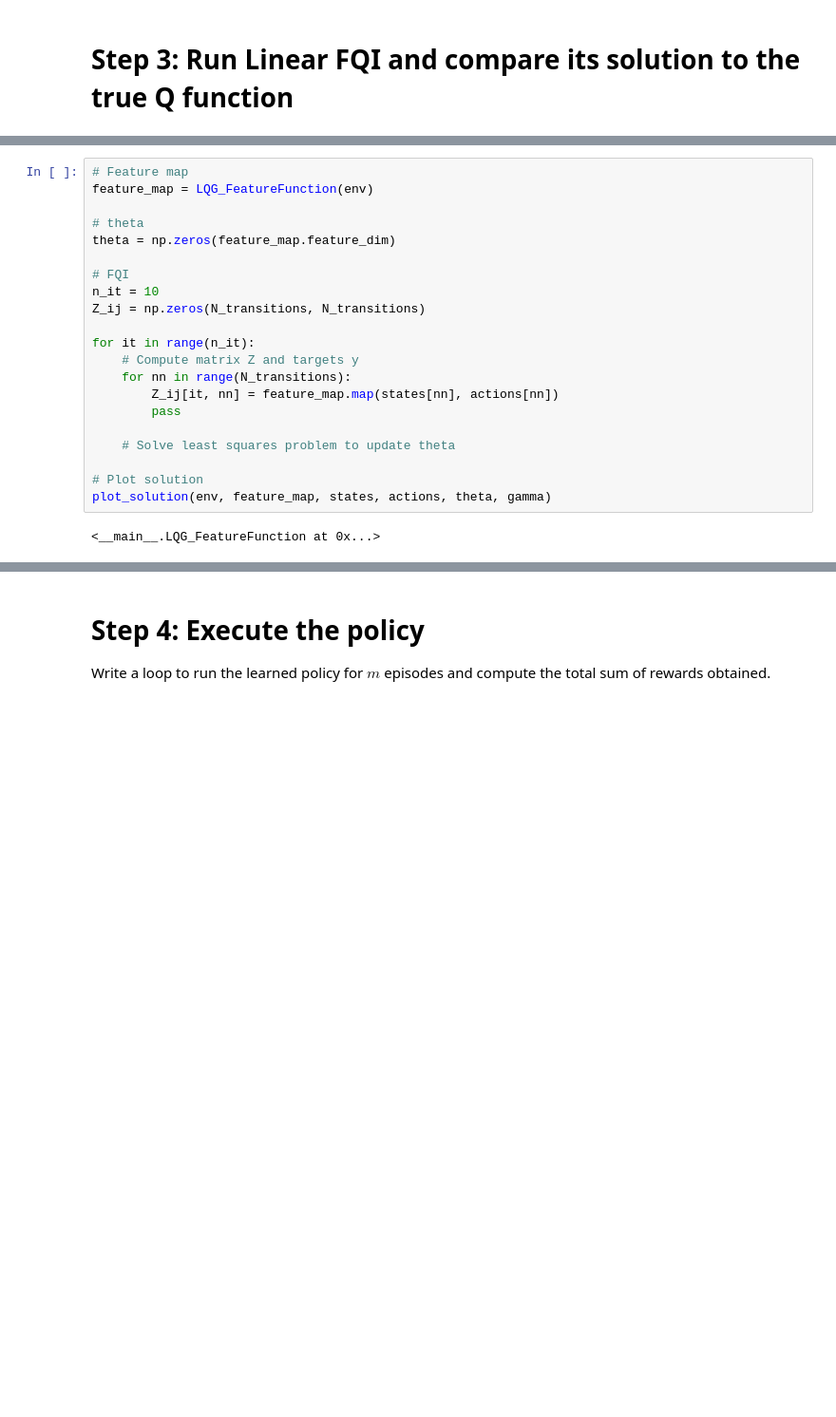
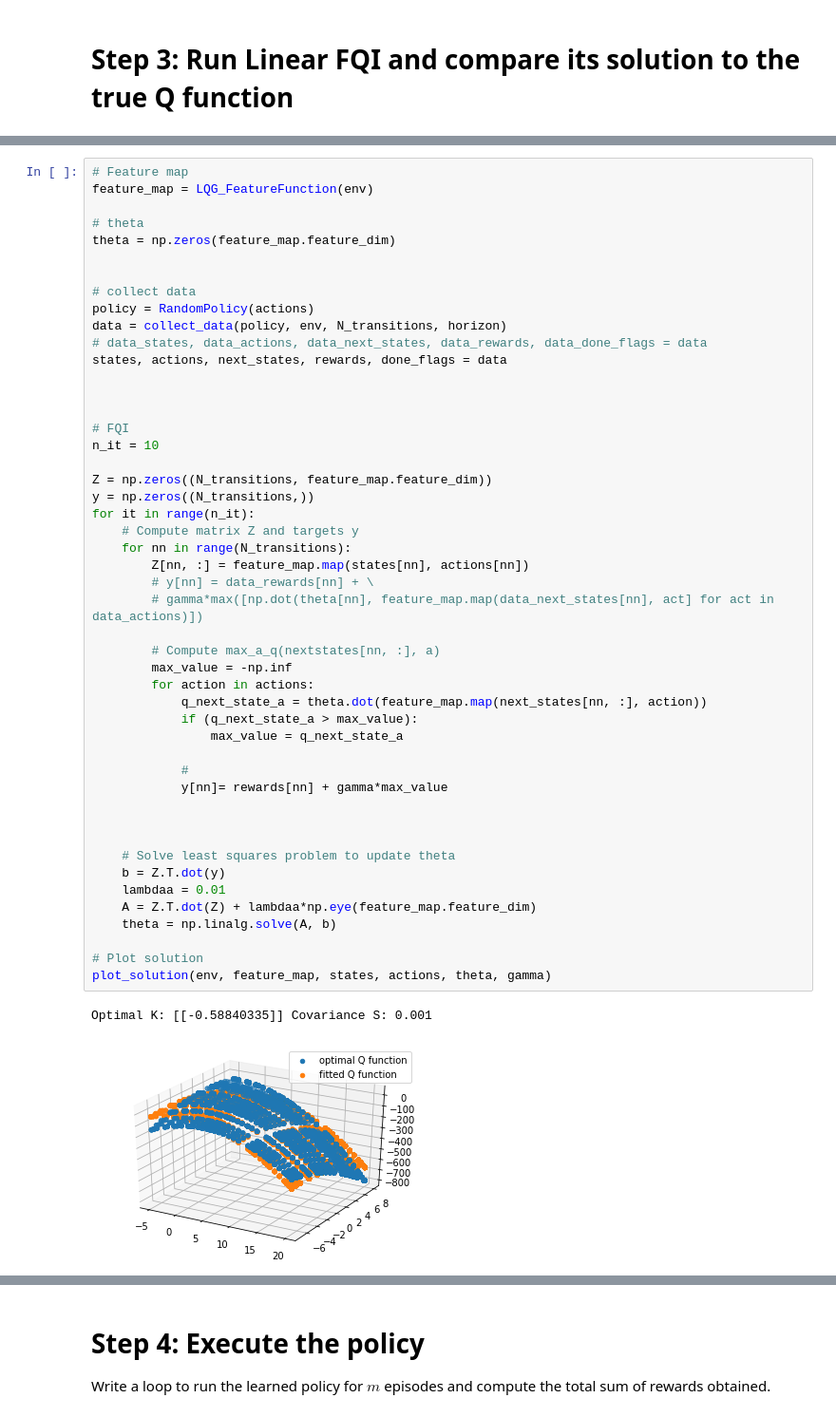
Before and after one commit to Kabongosalomon/Introduction-RL, a Jupyter notebook: Session 03/Fitted_Q_Iteration.ipynb, the cells around one changed output, grey strips where cells are left out. Shown: that part at 95% size. Saved outputs shown, nothing was run; the diff lists cells and outputs as text; blank space fills up the shorter version.

```diff
--- a/Session 03/Fitted_Q_Iteration.ipynb
+++ b/Session 03/Fitted_Q_Iteration.ipynb
@@ -203,24 +210,52 @@ class LQG_FeatureFunction:
 # %%
 # Feature map
 feature_map = LQG_FeatureFunction(env)
 
 # theta
 theta = np.zeros(feature_map.feature_dim)
 
+
+# collect data
+policy = RandomPolicy(actions)
+data = collect_data(policy, env, N_transitions, horizon)
+# data_states, data_actions, data_next_states, data_rewards, data_done_flags = data
+states, actions, next_states, rewards, done_flags = data
+
+
+
 # FQI
 n_it = 10
-Z_ij = np.zeros(N_transitions, N_transitions)
 
+Z = np.zeros((N_transitions, feature_map.feature_dim))
+y = np.zeros((N_transitions,))
 for it in range(n_it):
     # Compute matrix Z and targets y
     for nn in range(N_transitions):
-        Z_ij[it, nn] = feature_map.map(states[nn], actions[nn])
-        pass
+        Z[nn, :] = feature_map.map(states[nn], actions[nn])
+        # y[nn] = data_rewards[nn] + \
+        # gamma*max([np.dot(theta[nn], feature_map.map(data_next_states[nn], act] for act in data_actions)])
+
+        # Compute max_a_q(nextstates[nn, :], a)
+        max_value = -np.inf
+        for action in actions:
+            q_next_state_a = theta.dot(feature_map.map(next_states[nn, :], action))
+            if (q_next_state_a > max_value):
+                max_value = q_next_state_a
+
+            #
+            y[nn]= rewards[nn] + gamma*max_value
+
+
 
     # Solve least squares problem to update theta
+    b = Z.T.dot(y)
+    lambdaa = 0.01
+    A = Z.T.dot(Z) + lambdaa*np.eye(feature_map.feature_dim)
+    theta = np.linalg.solve(A, b)
 
 # Plot solution
 plot_solution(env, feature_map, states, actions, theta, gamma)
 # %% [output]
-<__main__.LQG_FeatureFunction at 0x...>
+Optimal K: [[-0.58840335]] Covariance S: 0.001
+[figure, added]
 # %%
```
Also changed, not shown: parts of 2 cells of this notebook.
